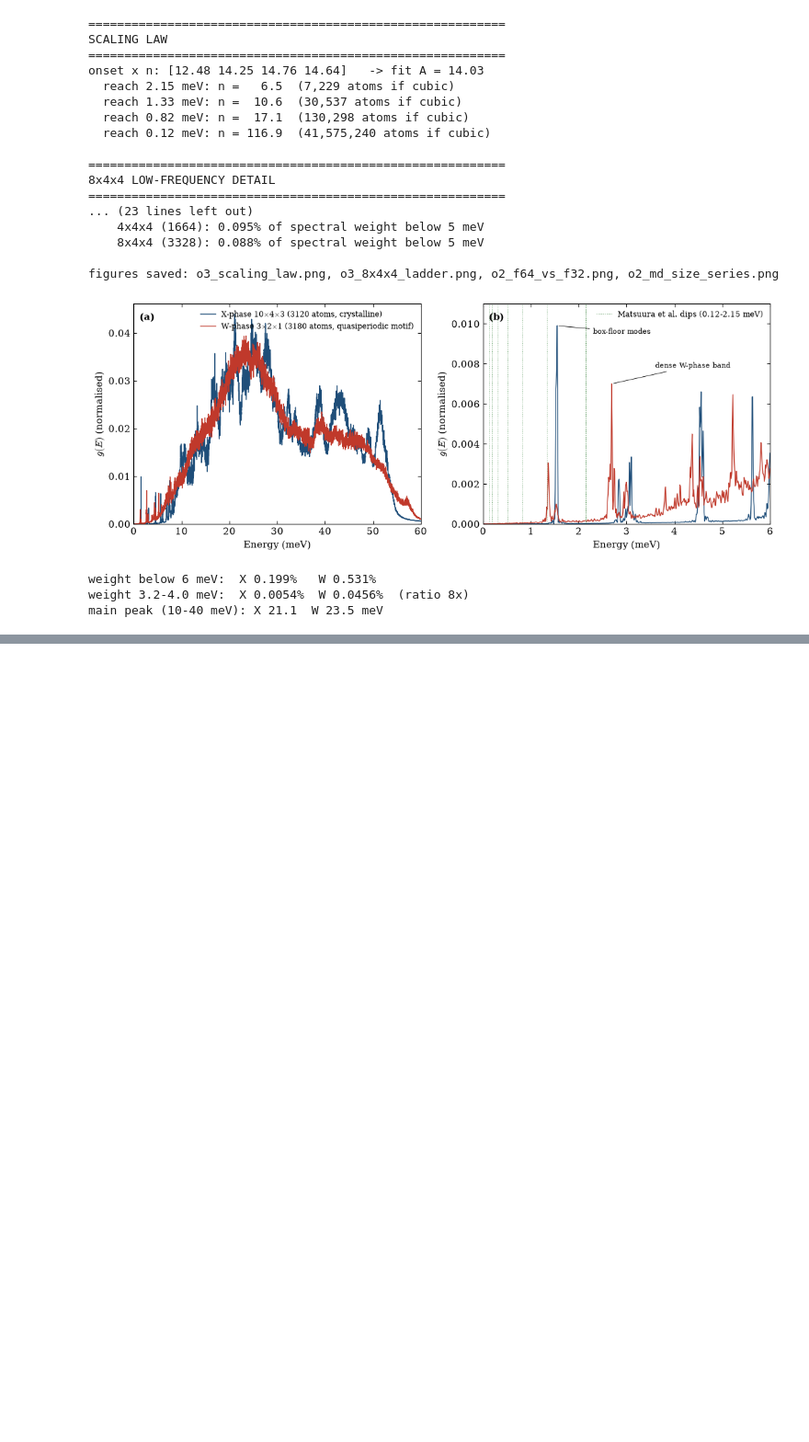
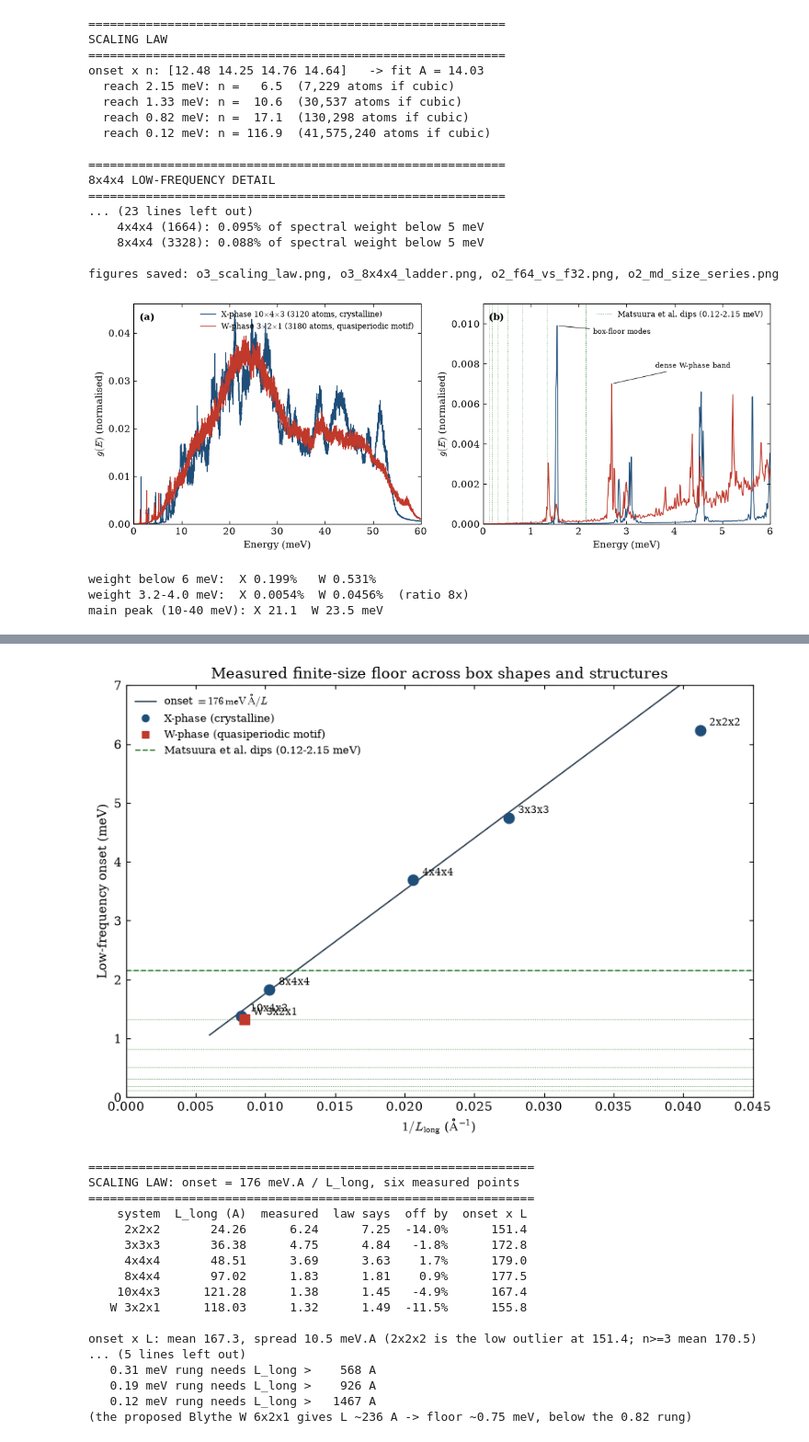
Before and after one commit to contactrameezraja/quasicrystal-mace, a Jupyter notebook: O3_figures.ipynb, the cells around one changed output, grey strips where cells are left out. Shown at 92% size. Cells and saved outputs as stored; diff of their text form; code cells hidden in the pictures; blank space fills up the shorter version.

```diff
--- a/O3_figures.ipynb
+++ b/O3_figures.ipynb
@@ -180,0 +284,65 @@ main peak (10-40 meV): X 21.1  W 23.5 meV
+# %%
+import numpy as np
+import matplotlib.pyplot as plt
+
+C = 176.0
+rungs = [0.12, 0.19, 0.31, 0.51, 0.82, 1.33, 2.15]
+# (L_long in A, measured onset, label, structure)
+pts = [(24.26, 6.24, "2x2x2", "X"), (36.38, 4.75, "3x3x3", "X"),
+       (48.51, 3.69, "4x4x4", "X"), (97.02, 1.83, "8x4x4", "X"),
+       (121.28, 1.38, "10x4x3", "X"), (118.03, 1.32, "W 3x2x1", "W")]
+
+fig, ax = plt.subplots(figsize=(8.5, 6))
+x = np.linspace(0.006, 0.045, 100)
+ax.plot(x, C*x, color="#2c3e50", lw=1.2, label=r"onset $= 176\,{\rm meV\,\AA}/L$")
+for L, o, lab, s in pts:
+    ax.plot(1/L, o, "o" if s == "X" else "s", ms=9,
+            color="#1f4e79" if s == "X" else "#c0392b", zorder=5)
+    ax.annotate(lab, (1/L, o), textcoords="offset points", xytext=(8, 4), fontsize=8.5)
+ax.plot([], [], "o", color="#1f4e79", label="X-phase (crystalline)")
+ax.plot([], [], "s", color="#c0392b", label="W-phase (quasiperiodic motif)")
+for r in rungs:
+    ax.axhline(r, color="#2e7d32", lw=0.6, ls=":")
+ax.axhline(2.15, color="#2e7d32", lw=1.2, ls="--",
+           label="Matsuura et al. dips (0.12-2.15 meV)")
+ax.set_xlabel(r"$1/L_{\rm long}$ ($\rm\AA^{-1}$)")
+ax.set_ylabel("Low-frequency onset (meV)")
+ax.set_title("Measured finite-size floor across box shapes and structures")
+ax.set_xlim(0, 0.045); ax.set_ylim(0, 7); ax.legend(loc="upper left", frameon=False, fontsize=9)
+plt.tight_layout(); plt.savefig("o3_scaling_law.png", dpi=300, bbox_inches="tight"); plt.show()
+# ================= NUMBERS (text version of the figure) =================
+print("=" * 62)
+print("SCALING LAW: onset = 176 meV.A / L_long, six measured points")
+print("=" * 62)
+print(f"{'system':>10} {'L_long (A)':>11} {'measured':>9} {'law says':>9} {'off by':>7} {'onset x L':>10}")
+for L, o, lab, s in pts:
+    pred = C / L
+    print(f"{lab:>10} {L:11.2f} {o:9.2f} {pred:9.2f} {100*(o-pred)/pred:6.1f}% {o*L:10.1f}")
+vals = [o*L for L, o, *_ in pts]
+print(f"\nonset x L: mean {np.mean(vals):.1f}, spread {np.std(vals):.1f} meV.A "
+      f"(2x2x2 is the low outlier at {vals[0]:.1f}; n>=3 mean {np.mean(vals[1:]):.1f})")
+print("law holds across: cubes, an elongated box, a second elongation, "
+      "and a DIFFERENT STRUCTURE (W-phase)")
+print("\nextrapolation to Matsuura's remaining rungs:")
+for r in (0.82, 0.51, 0.31, 0.19, 0.12):
+    print(f"  {r:>5} meV rung needs L_long > {C/r:6.0f} A")
+print("(the proposed Blythe W 6x2x1 gives L ~236 A -> floor ~0.75 meV, below the 0.82 rung)")
+# %% [output]
+[figure, added]
+==============================================================
+SCALING LAW: onset = 176 meV.A / L_long, six measured points
+==============================================================
+    system  L_long (A)  measured  law says  off by  onset x L
+     2x2x2       24.26      6.24      7.25  -14.0%      151.4
+     3x3x3       36.38      4.75      4.84   -1.8%      172.8
+     4x4x4       48.51      3.69      3.63    1.7%      179.0
+     8x4x4       97.02      1.83      1.81    0.9%      177.5
+    10x4x3      121.28      1.38      1.45   -4.9%      167.4
+   W 3x2x1      118.03      1.32      1.49  -11.5%      155.8
+
+onset x L: mean 167.3, spread 10.5 meV.A (2x2x2 is the low outlier at 151.4; n>=3 mean 170.5)
+... (5 lines left out)
+   0.31 meV rung needs L_long >    568 A
+   0.19 meV rung needs L_long >    926 A
+   0.12 meV rung needs L_long >   1467 A
+(the proposed Blythe W 6x2x1 gives L ~236 A -> floor ~0.75 meV, below the 0.82 rung)
```
Also changed, not shown: parts of 1 cell of this notebook, 2 other files.
